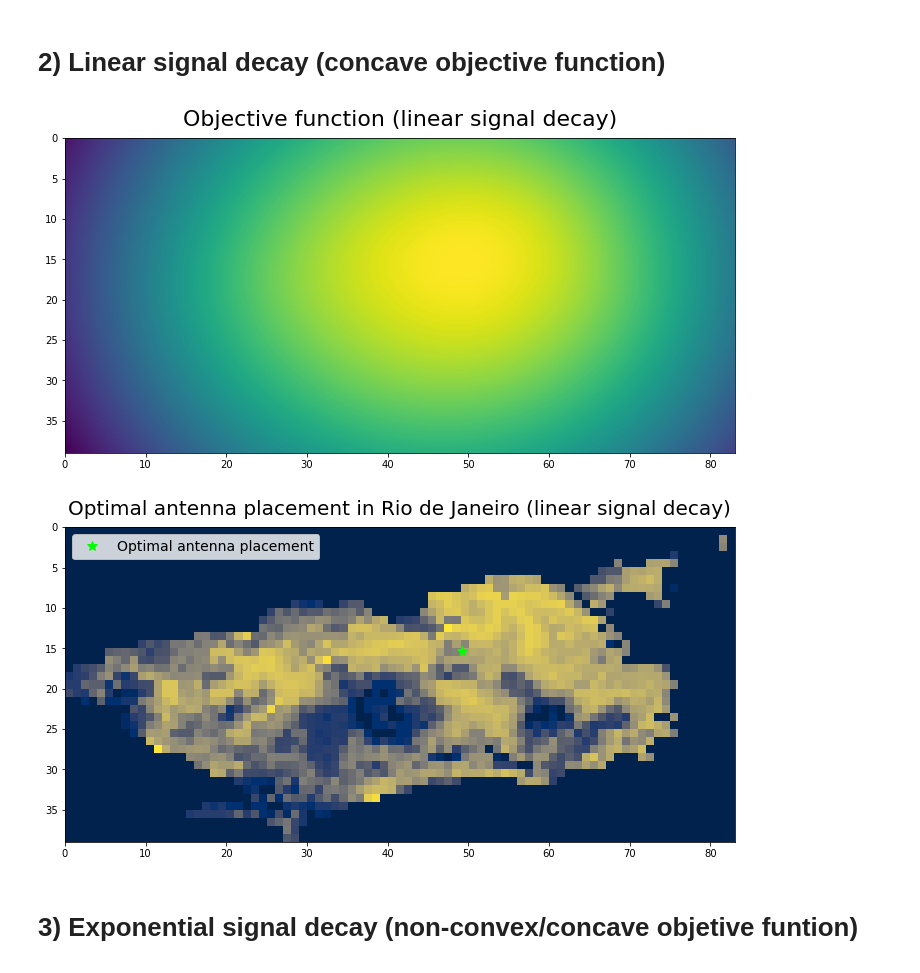
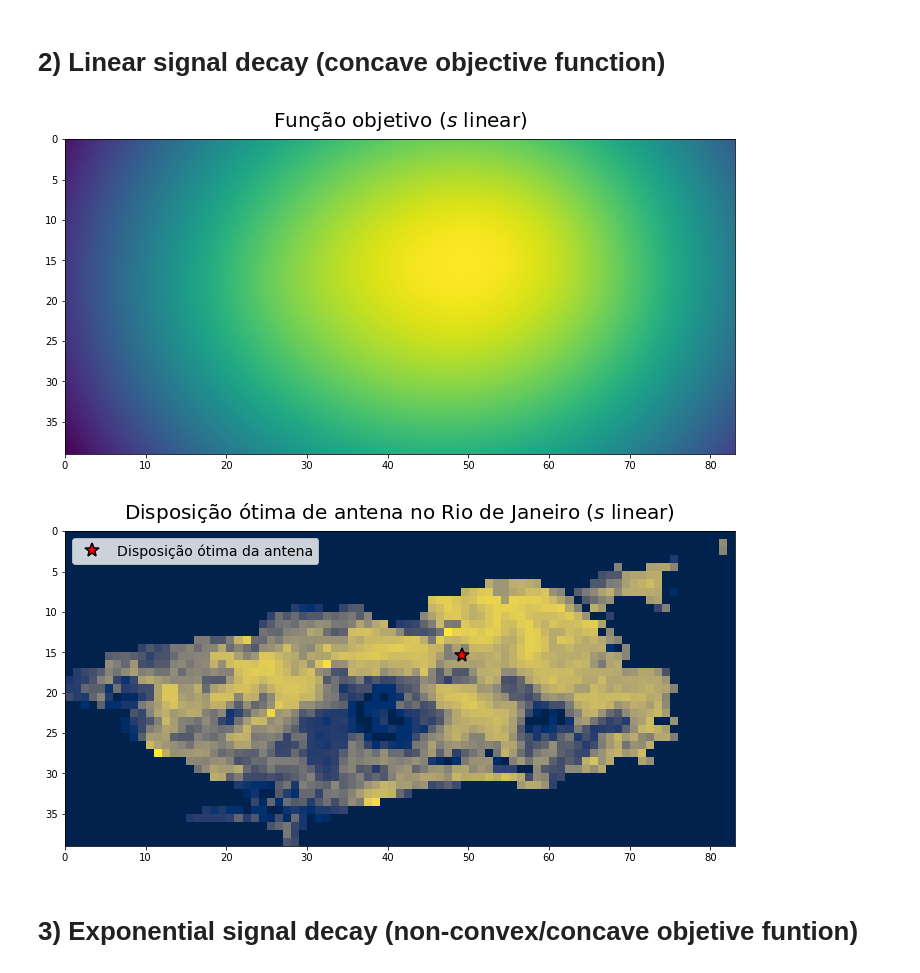
Before and after one commit to Luan-Lima-Freitas/Antenna-Placement-Optimization, a Jupyter notebook: Antenna_Placement_Optim.ipynb, the cells around one changed output. Saved outputs shown, nothing was run; the diff lists cells and outputs as text; code cells hidden in the pictures.

```diff
--- a/Antenna_Placement_Optim.ipynb
+++ b/Antenna_Placement_Optim.ipynb
@@ -57,42 +90,44 @@ xy_scale = np.diag([landscan_rio_xscale, landscan_rio_yscale])
 def d_to_all_pts(v): return np.linalg.norm((all_pts - v) @ xy_scale, axis = 1)
 def s(d): return -d
 
 def f_obj(v): return s(d_to_all_pts(v)) @ landscan_rio_flat
 
 M = 200
 N = 200
 X = np.linspace(0, landscan_rio_xdim, M)
 Y = np.linspace(0, landscan_rio_ydim, N)
 
 F = np.reshape([f_obj(np.array([x,y])) for y in Y for x in X], (M,N))
 
-plt.figure(figsize=(12,6))
+plt.figure(figsize = figsize)
 plt.imshow(F, extent = ext)
-plt.title("Objective function (linear signal decay)", fontsize = 22, y = 1.02);
-plt.plot()
+plt.title("Função objetivo ($s$ linear)", fontsize = ttl_font_size, y = 1.02);
+plt.savefig("f_obj_s_lin.pgf", bbox_inches = 'tight')
 
 var = cp.Variable(2)
 
 res_x_1 = (var[0] >= 0); res_x_2 = (var[0] <= landscan_rio_xdim-1)
 res_y_1 = (var[1] >= 0); res_y_2 = (var[1] <= landscan_rio_ydim-1)
 res = [res_x_1, res_x_2, res_y_2, res_y_2]
 
 def d_to_all_pts(v): return cp.norm((all_pts - np.ones_like(all_pts) @ cp.diag(v)) @ xy_scale, axis = 1)
 f_obj =  s(d_to_all_pts(var)) @ landscan_rio_flat
 
 pb = cp.Problem(cp.Maximize(f_obj), res)
 pb.solve()
 
 loc_opt_lin = np.array(var.value)
 
-plt.figure(figsize=(12,6))
+plt.figure(figsize = figsize)
 plt.imshow(landscan_rio_plot, cmap = 'cividis', extent = ext)
-plt.plot(loc_opt_lin[0], loc_opt_lin[1], '*', color = 'lime', markersize = 10, label = "Optimal antenna placement")
-plt.title("Optimal antenna placement in Rio de Janeiro (linear signal decay)", fontsize = 20, y = 1.02)
-plt.legend(loc = 'upper left', fontsize = 14);
+plt.plot(loc_opt_lin[0], loc_opt_lin[1], '*', color = 'red', markersize = big_marker_size, markeredgecolor = 'black',
+         markeredgewidth = marker_edge_width, label = "Disposição ótima da antena")
+plt.title("Disposição ótima de antena no Rio de Janeiro ($s$ linear)", fontsize = ttl_font_size, y = 1.02)
+plt.legend(loc = 'upper left', fontsize = lgd_font_size)
+plt.savefig("loc_opt_s_lin.pgf", bbox_inches = 'tight')
 # %% [output]
-[figure, old version]
+[figure, new version]
-[figure, old version]
+[figure, new version]
 # %% [markdown]
 # 3) Exponential signal decay (non-convex/concave objetive funtion)
 # %%
```
Also changed, not shown: parts of 31 cells of this notebook, 2 other files.
